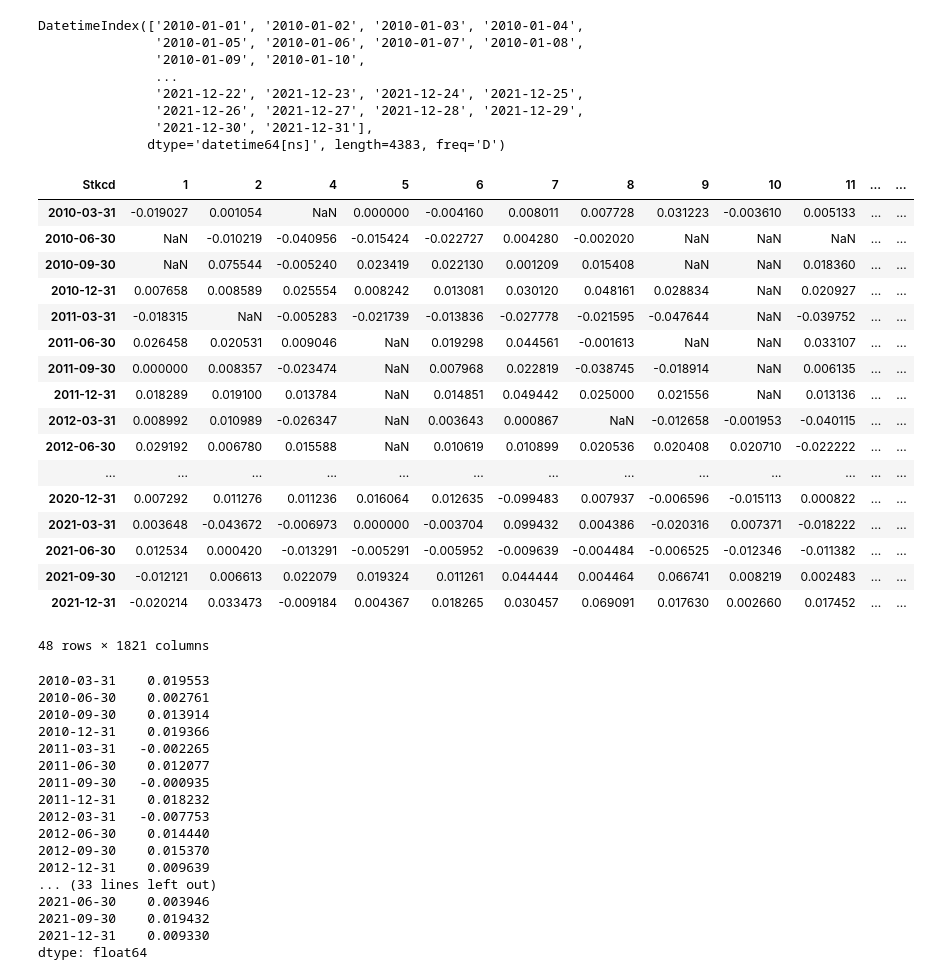
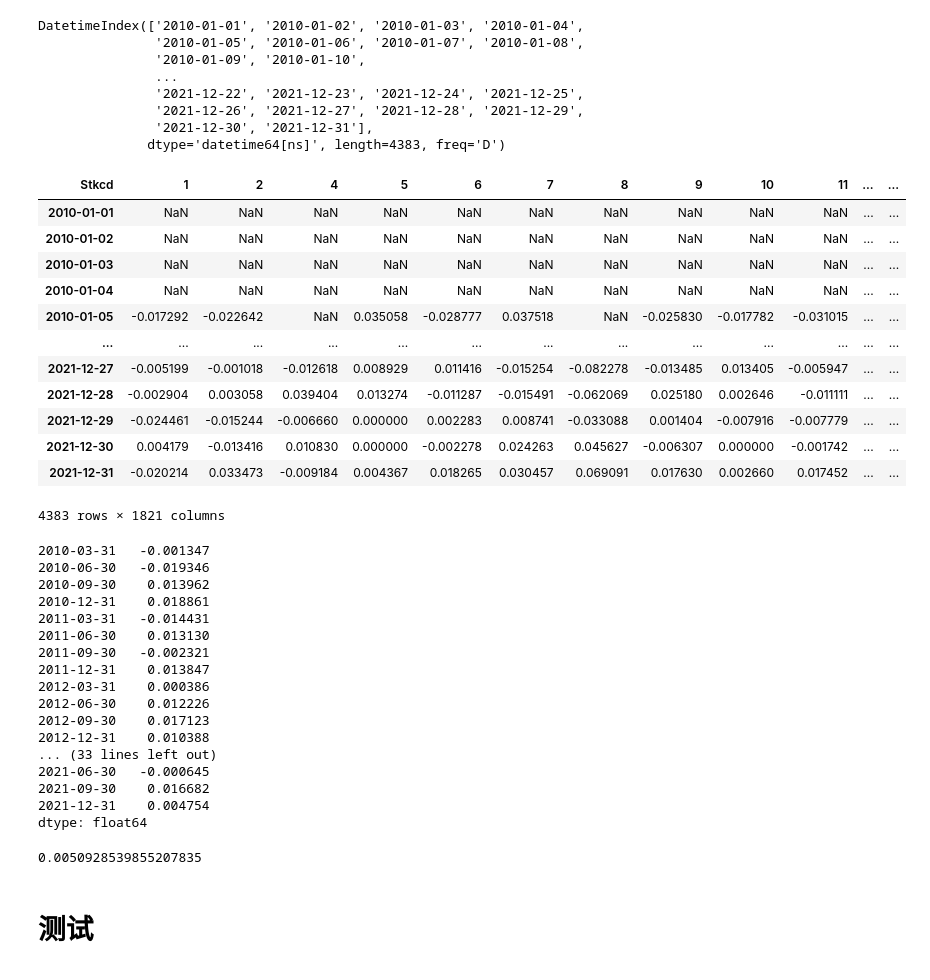
Before and after one commit to tanyanbo/alternative_investment, a Jupyter notebook: alternative_investment.ipynb, the cells around one changed output. Drawn from its saved outputs; the diff is of its cells as text; code cells hidden in the pictures.

```diff
--- a/alternative_investment.ipynb
+++ b/alternative_investment.ipynb
@@ -272,44 +272,45 @@ DatetimeIndex(['2010-01-01', '2010-01-02', '2010-01-03', '2010-01-04',
               dtype='datetime64[ns]', length=4383, freq='D')
 # %%
 df_filtered_return = df_return.reindex(s, method='ffill')[df_rank.columns]
-df_filtered_return = df_filtered_return[df_filtered_return.index.isin(df_rank.iloc[:-1, :].index)]
+# df_filtered_return = df_filtered_return[df_filtered_return.index.isin(df_rank.iloc[:-1, :].index)]
 df_filtered_return
 # %% [output]
 | Stkcd | 1 | 2 | 4 | 5 | 6 | 7 | 8 | 9 | 10 | 11 | ... | ... |
-| 2010-03-31 | -0.019027 | 0.001054 | NaN | 0.000000 | -0.004160 | 0.008011 | 0.007728 | 0.031223 | -0.003610 | 0.005133 | ... | ... |
-| 2010-06-30 | NaN | -0.010219 | -0.040956 | -0.015424 | -0.022727 | 0.004280 | -0.002020 | NaN | NaN | NaN | ... | ... |
-| 2010-09-30 | NaN | 0.075544 | -0.005240 | 0.023419 | 0.022130 | 0.001209 | 0.015408 | NaN | NaN | 0.018360 | ... | ... |
-| 2010-12-31 | 0.007658 | 0.008589 | 0.025554 | 0.008242 | 0.013081 | 0.030120 | 0.048161 | 0.028834 | NaN | 0.020927 | ... | ... |
-| 2011-03-31 | -0.018315 | NaN | -0.005283 | -0.021739 | -0.013836 | -0.027778 | -0.021595 | -0.047644 | NaN | -0.039752 | ... | ... |
-| 2011-06-30 | 0.026458 | 0.020531 | 0.009046 | NaN | 0.019298 | 0.044561 | -0.001613 | NaN | NaN | 0.033107 | ... | ... |
-| 2011-09-30 | 0.000000 | 0.008357 | -0.023474 | NaN | 0.007968 | 0.022819 | -0.038745 | -0.018914 | NaN | 0.006135 | ... | ... |
-| 2011-12-31 | 0.018289 | 0.019100 | 0.013784 | NaN | 0.014851 | 0.049442 | 0.025000 | 0.021556 | NaN | 0.013136 | ... | ... |
-| 2012-03-31 | 0.008992 | 0.010989 | -0.026347 | NaN | 0.003643 | 0.000867 | NaN | -0.012658 | -0.001953 | -0.040115 | ... | ... |
-| 2012-06-30 | 0.029192 | 0.006780 | 0.015588 | NaN | 0.010619 | 0.010899 | 0.020536 | 0.020408 | 0.020710 | -0.022222 | ... | ... |
+| 2010-01-01 | NaN | NaN | NaN | NaN | NaN | NaN | NaN | NaN | NaN | NaN | ... | ... |
+| 2010-01-02 | NaN | NaN | NaN | NaN | NaN | NaN | NaN | NaN | NaN | NaN | ... | ... |
+| 2010-01-03 | NaN | NaN | NaN | NaN | NaN | NaN | NaN | NaN | NaN | NaN | ... | ... |
+| 2010-01-04 | NaN | NaN | NaN | NaN | NaN | NaN | NaN | NaN | NaN | NaN | ... | ... |
+| 2010-01-05 | -0.017292 | -0.022642 | NaN | 0.035058 | -0.028777 | 0.037518 | NaN | -0.025830 | -0.017782 | -0.031015 | ... | ... |
 | ... | ... | ... | ... | ... | ... | ... | ... | ... | ... | ... | ... | ... |
-| 2020-12-31 | 0.007292 | 0.011276 | 0.011236 | 0.016064 | 0.012635 | -0.099483 | 0.007937 | -0.006596 | -0.015113 | 0.000822 | ... | ... |
-| 2021-03-31 | 0.003648 | -0.043672 | -0.006973 | 0.000000 | -0.003704 | 0.099432 | 0.004386 | -0.020316 | 0.007371 | -0.018222 | ... | ... |
-| 2021-06-30 | 0.012534 | 0.000420 | -0.013291 | -0.005291 | -0.005952 | -0.009639 | -0.004484 | -0.006525 | -0.012346 | -0.011382 | ... | ... |
-| 2021-09-30 | -0.012121 | 0.006613 | 0.022079 | 0.019324 | 0.011261 | 0.044444 | 0.004464 | 0.066741 | 0.008219 | 0.002483 | ... | ... |
+| 2021-12-27 | -0.005199 | -0.001018 | -0.012618 | 0.008929 | 0.011416 | -0.015254 | -0.082278 | -0.013485 | 0.013405 | -0.005947 | ... | ... |
+| 2021-12-28 | -0.002904 | 0.003058 | 0.039404 | 0.013274 | -0.011287 | -0.015491 | -0.062069 | 0.025180 | 0.002646 | -0.011111 | ... | ... |
+| 2021-12-29 | -0.024461 | -0.015244 | -0.006660 | 0.000000 | 0.002283 | 0.008741 | -0.033088 | 0.001404 | -0.007916 | -0.007779 | ... | ... |
+| 2021-12-30 | 0.004179 | -0.013416 | 0.010830 | 0.000000 | -0.002278 | 0.024263 | 0.045627 | -0.006307 | 0.000000 | -0.001742 | ... | ... |
 | 2021-12-31 | -0.020214 | 0.033473 | -0.009184 | 0.004367 | 0.018265 | 0.030457 | 0.069091 | 0.017630 | 0.002660 | 0.017452 | ... | ... |
-48 rows × 1821 columns
+4383 rows × 1821 columns
 # %%
-df_filtered_return[df_rank.iloc[:-1, :] > 1700].mean(axis=1)
+df_filtered_return[df_rank.iloc[:-1, :] < 200].mean(axis=1)
 # %% [output]
-2010-03-31    0.019553
-2010-06-30    0.002761
-2010-09-30    0.013914
-2010-12-31    0.019366
-2011-03-31   -0.002265
-2011-06-30    0.012077
-2011-09-30   -0.000935
-2011-12-31    0.018232
-2012-03-31   -0.007753
-2012-06-30    0.014440
-2012-09-30    0.015370
-2012-12-31    0.009639
+2010-03-31   -0.001347
+2010-06-30   -0.019346
+2010-09-30    0.013962
+2010-12-31    0.018861
+2011-03-31   -0.014431
+2011-06-30    0.013130
+2011-09-30   -0.002321
+2011-12-31    0.013847
+2012-03-31    0.000386
+2012-06-30    0.012226
+2012-09-30    0.017123
+2012-12-31    0.010388
 ... (33 lines left out)
-2021-06-30    0.003946
-2021-09-30    0.019432
-2021-12-31    0.009330
+2021-06-30   -0.000645
+2021-09-30    0.016682
+2021-12-31    0.004754
 dtype: float64
+# %%
+df_filtered_return[df_rank.iloc[:-1, :] < 200].mean(axis=1).mean()
+# %% [output]
+0.0050928539855207835
+# %% [markdown]
+# 测试
```
Also changed, not shown: parts of 15 cells of this notebook.
